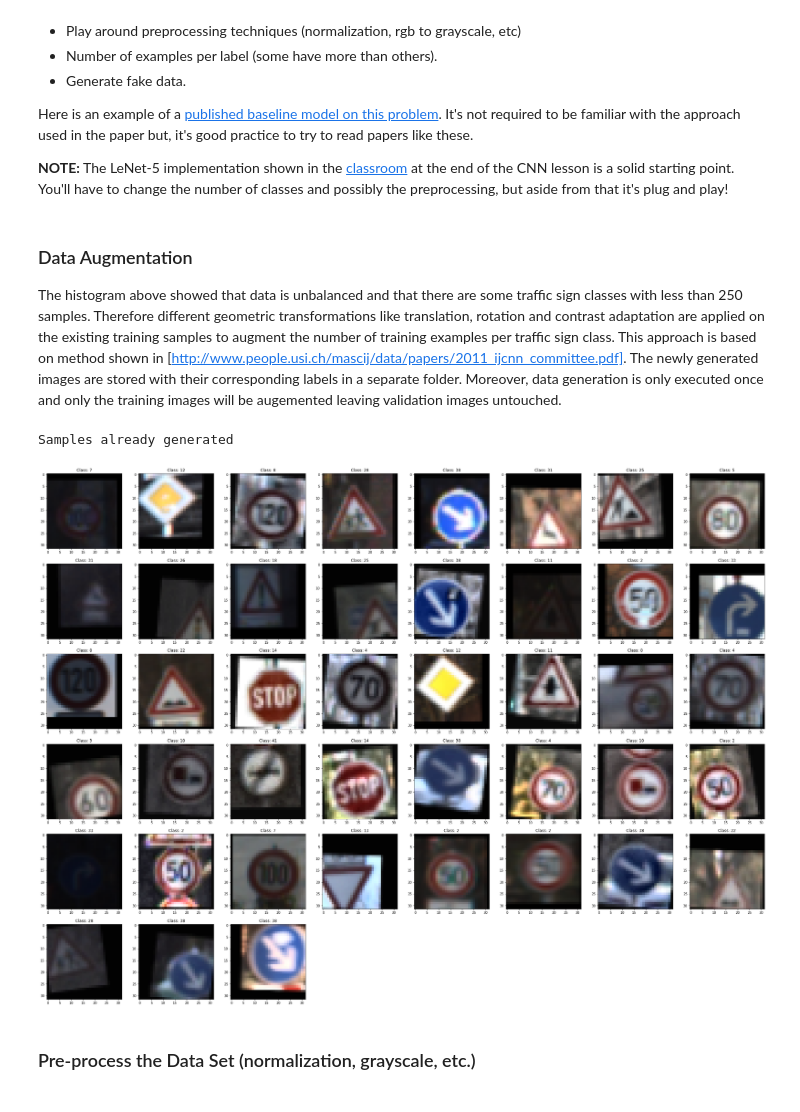
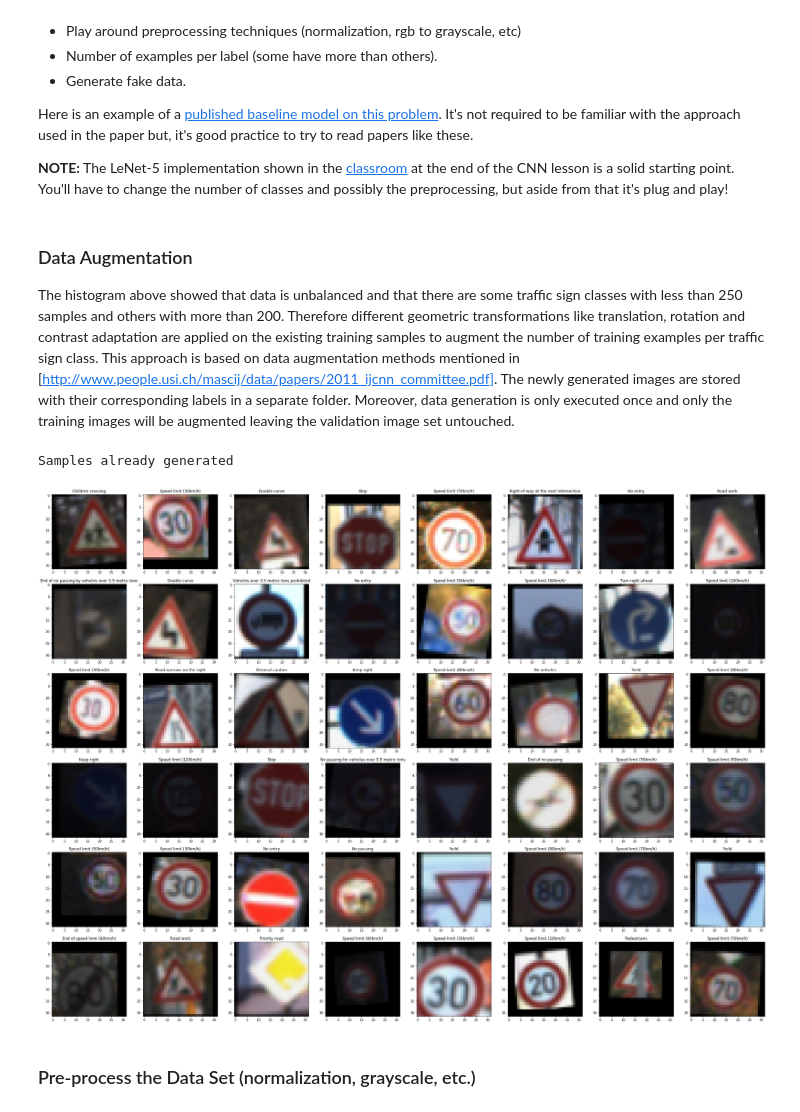
Before and after one commit to rudi77/sdc, a Jupyter notebook: project2/Traffic_Sign_Classifier.ipynb, the cells around one changed output. Saved outputs shown, nothing was run; the diff lists cells and outputs as text; code cells hidden in the pictures.

```diff
--- a/project2/Traffic_Sign_Classifier.ipynb
+++ b/project2/Traffic_Sign_Classifier.ipynb
@@ -90,14 +90,15 @@ The [Matplotlib](http://matplotlib.org/) [examples](http://matplotlib.org/exampl
 
 **NOTE:** It's recommended you start with something simple first. If you wish to do more, come back to it after you've completed the rest of the sections.
 # %%
-# Displays the first traffic sign each traffics-sign class, 43 images in total
-
+# Displays the first traffic sign from each traffics-sign class, 43 images in total
 import data_plotting as dplt
 %matplotlib inline
+
 # group classes where Key is the class and Value is a list of indices used
 # to get the corresponding traffic sign from X_train
 classes_set = list(set(y_train))
 classes_dict = {}
+
 for item in classes_set:
     classes_dict[item] = []
 
@@ -108,6 +109,6 @@ images = []
 for key,indices in classes_dict.items():
     images.append(X_train[indices[0]])
 
-dplt.set_plotsize(40,30)
+dplt.set_plotsize(30,20)
 dplt.showimages(images, classes_set, counts=43, rows=6, cols=8, isRandom=False)
 # %% [output]
@@ -136,6 +137,6 @@ Here is an example of a [published baseline model on this problem](http://yann.l
 **NOTE:** The LeNet-5 implementation shown in the [classroom](https://classroom.udacity.com/nanodegrees/nd013/parts/fbf77062-5703-404e-b60c-95b78b2f3f9e/modules/6df7ae49-c61c-4bb2-a23e-6527e69209ec/lessons/601ae704-1035-4287-8b11-e2c2716217ad/concepts/d4aca031-508f-4e0b-b493-e7b706120f81) at the end of the CNN lesson is a solid starting point. You'll have to change the number of classes and possibly the preprocessing, but aside from that it's plug and play!
 # %% [markdown]
 ### Data Augmentation
-The histogram above showed that data is unbalanced and that there are some traffic sign classes with less than 250 samples. Therefore different geometric transformations like translation, rotation and contrast adaptation are applied on the existing training samples to augment the number of training examples per traffic sign class. This approach is based on method shown in [http://www.people.usi.ch/mascij/data/papers/2011_ijcnn_committee.pdf]. The newly generated images are stored with their corresponding labels in a separate folder. Moreover, data generation is only executed once and only the training images will be augemented leaving validation images untouched.
+The histogram above showed that data is unbalanced and that there are some traffic sign classes with less than 250 samples and others with more than 200. Therefore different geometric transformations like translation, rotation and contrast adaptation are applied on the existing training samples to augment the number of training examples per traffic sign class. This approach is based on data augmentation methods mentioned in [http://www.people.usi.ch/mascij/data/papers/2011_ijcnn_committee.pdf]. The newly generated images are stored with their corresponding labels in a separate folder. Moreover, data generation is only executed once and only the training images will be augmented leaving the validation image set untouched.
 # %%
 import numpy as np
@@ -166,17 +167,19 @@ else:
 Samples already generated
 # %%
 # Load augmented traffic signs and add them to the X_train data
-persisted_data = dps.load(filename)
+persisted_data = dh.load(filename)
 X_train_augmented = persisted_data['features']
 y_train_augmented = persisted_data['labels']
 
+# Plot randomly traffics signs
 dplt.set_plotsize(40,30)
-dplt.showimages(X_train_augmented, y_train_augmented, counts=43, rows=6, cols=8, isRandom=True)
+dplt.showimages(X_train_augmented, y_train_augmented, counts=48, rows=6, cols=8, isRandom=True)
 
+# Add augmented traffic signs to the original training set.
 X_train = np.append(X_train, X_train_augmented, axis=0)
 y_train = np.append(y_train, y_train_augmented, axis=0)
 # %% [output]
-[figure, old version]
+[figure, new version]
 # %% [markdown]
 ### Pre-process the Data Set (normalization, grayscale, etc.)
 # %% [markdown]
```
Also changed, not shown: parts of 14 cells of this notebook, 3 other files.
